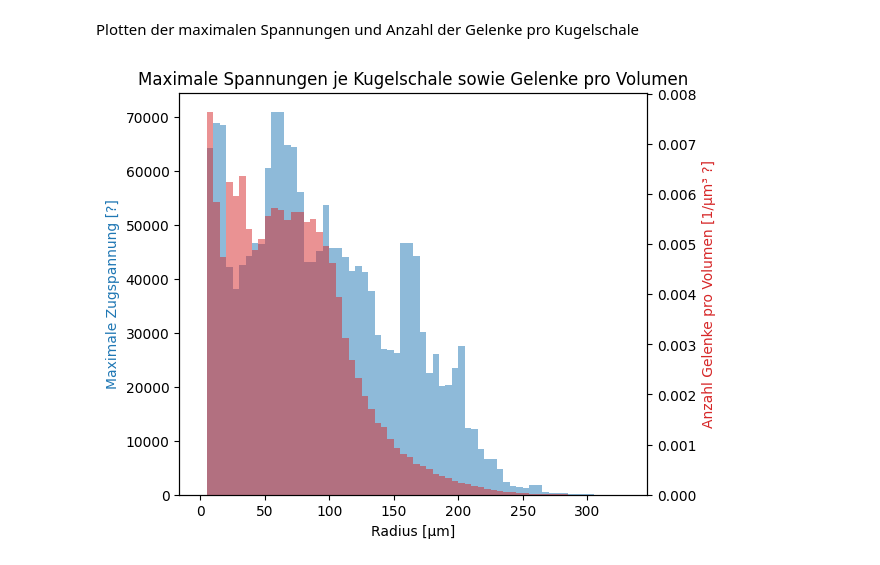
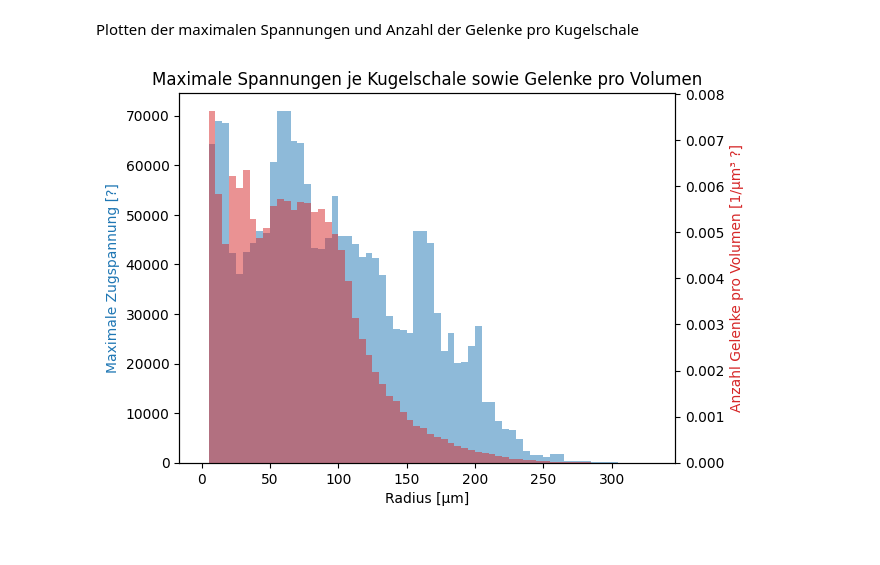
Before and after one commit to borkolli/pellet_spannung, a Jupyter notebook: spannungen_pellet.ipynb, the cells around one changed output. Saved outputs shown, nothing was run; the diff lists cells and outputs as text; code cells hidden in the pictures.

```diff
--- a/spannungen_pellet.ipynb
+++ b/spannungen_pellet.ipynb
@@ -500,8 +502,6 @@ import math
 z_mean = df.pos_z.mean()
 z_plate_min = 0
 z_plate_max = 180
-
-# vo
 
 
 def sphere_volume(interval):
@@ -526,4 +526,5 @@ def sphere_volume(interval):
     return volume
 
 df_by_bin['sphere_volume'] = df_by_bin['radius_3d_bin'].apply(sphere_volume).astype(float)
-df_by_bin['cout_per_volume'] = df_by_bin['count'] / df_by_bin['sphere_volume']
+df_by_bin['count_per_volume'] = df_by_bin['count'] / df_by_bin['sphere_volume']
+df_by_bin
@@ -532,25 +547,24 @@ Plotten der maximalen Spannungen und Anzahl der Gelenke pro Kugelschale
 # %%
 # Specify the width of the bars
 bar_width = 5  # Adjust this value as needed
 
 # Plot max stress_tensile
 fig, ax1 = plt.subplots()
 
 color = 'tab:blue'
 ax1.set_xlabel('Radius [µm]')
 ax1.set_ylabel('Maximale Zugspannung [?]', color=color)
 ax1.bar(df_by_bin['midpoint'], df_by_bin['stress_tensile_max'], alpha=0.5, color=color, width=bar_width)
 #ax1.tick_params(axis='y', labelcolor=color)
 
 # Create a second y-axis for count
 ax2 = ax1.twinx()
 color = 'tab:red'
 ax2.set_ylabel('Anzahl Gelenke pro Volumen [1/µm³ ?]', color=color)
-ax2.bar(df_by_bin['midpoint'], df_by_bin['cout_per_volume'], alpha=0.5, color=color, width=bar_width)
+ax2.bar(df_by_bin['midpoint'], df_by_bin['count_per_volume'], alpha=0.5, color=color, width=bar_width)
 #ax2.tick_params(axis='y', labelcolor=color)
 
-fig.tight_layout()
 plt.title('Maximale Spannungen je Kugelschale sowie Gelenke pro Volumen')
 plt.show()
 # %% [output]
-[figure, old version]
+[figure, new version]
```
Also changed, not shown: parts of 7 cells of this notebook, 1 other file.
